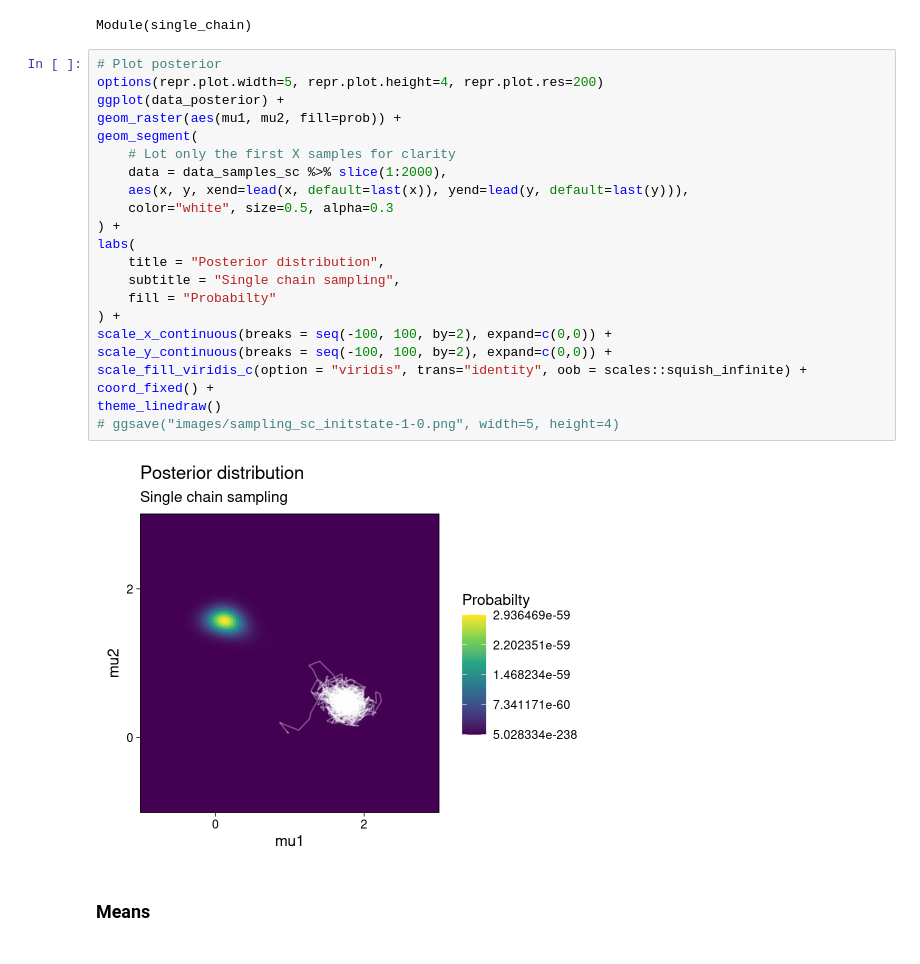
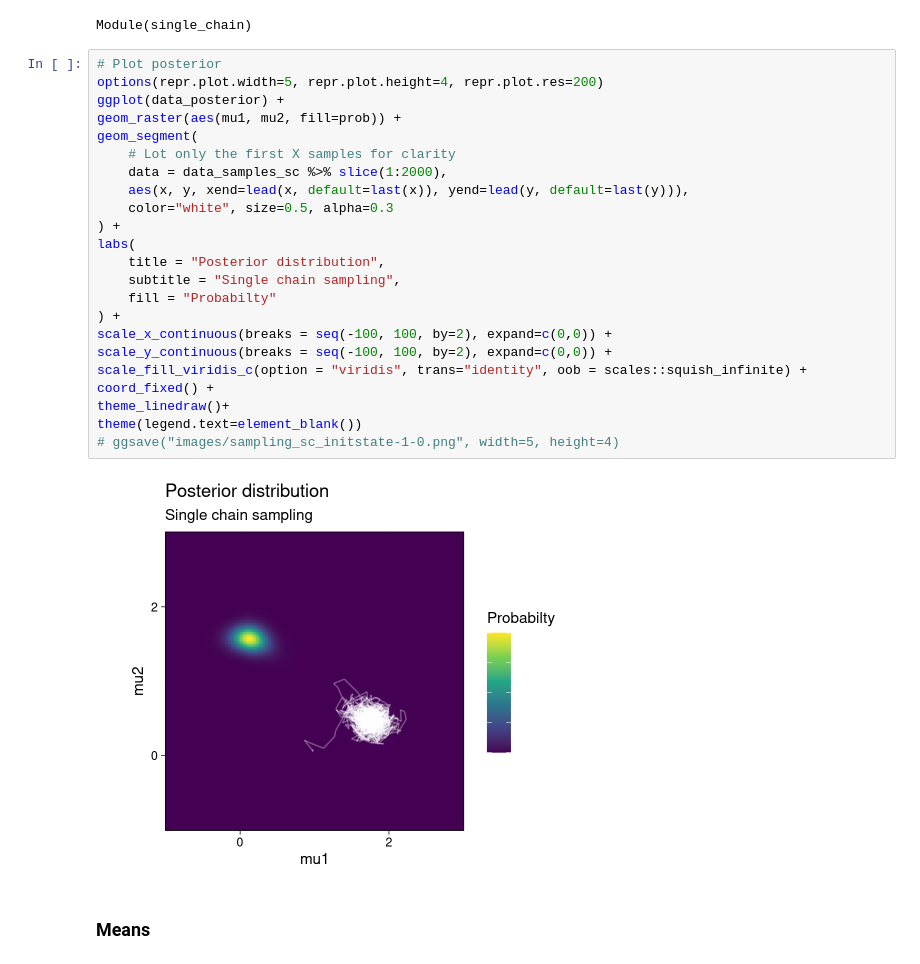
Before and after one commit to tweag/chainsail-resources, a Jupyter notebook: examples/soft-kmeans/soft-kmeans.ipynb, the cells around one changed output. Cells and saved outputs as stored; diff of their text form.

```diff
--- a/examples/soft-kmeans/soft-kmeans.ipynb
+++ b/examples/soft-kmeans/soft-kmeans.ipynb
@@ -137,27 +129,28 @@ Module(single_chain)
 # %%
 # Plot posterior
 options(repr.plot.width=5, repr.plot.height=4, repr.plot.res=200)
 ggplot(data_posterior) +
 geom_raster(aes(mu1, mu2, fill=prob)) +
 geom_segment(
     # Lot only the first X samples for clarity
     data = data_samples_sc %>% slice(1:2000),
     aes(x, y, xend=lead(x, default=last(x)), yend=lead(y, default=last(y))),
     color="white", size=0.5, alpha=0.3
 ) +
 labs(
     title = "Posterior distribution",
     subtitle = "Single chain sampling",
     fill = "Probabilty"
 ) +
 scale_x_continuous(breaks = seq(-100, 100, by=2), expand=c(0,0)) +
 scale_y_continuous(breaks = seq(-100, 100, by=2), expand=c(0,0)) +
 scale_fill_viridis_c(option = "viridis", trans="identity", oob = scales::squish_infinite) +
 coord_fixed() +
-theme_linedraw()
+theme_linedraw()+
+theme(legend.text=element_blank())
 # ggsave("images/sampling_sc_initstate-1-0.png", width=5, height=4)
 # %% [output]
-[figure, old version]
+[figure, new version]
 # %% [markdown]
 ### Means
 # %%
```
Also changed, not shown: parts of 6 cells of this notebook, 4 other files.
